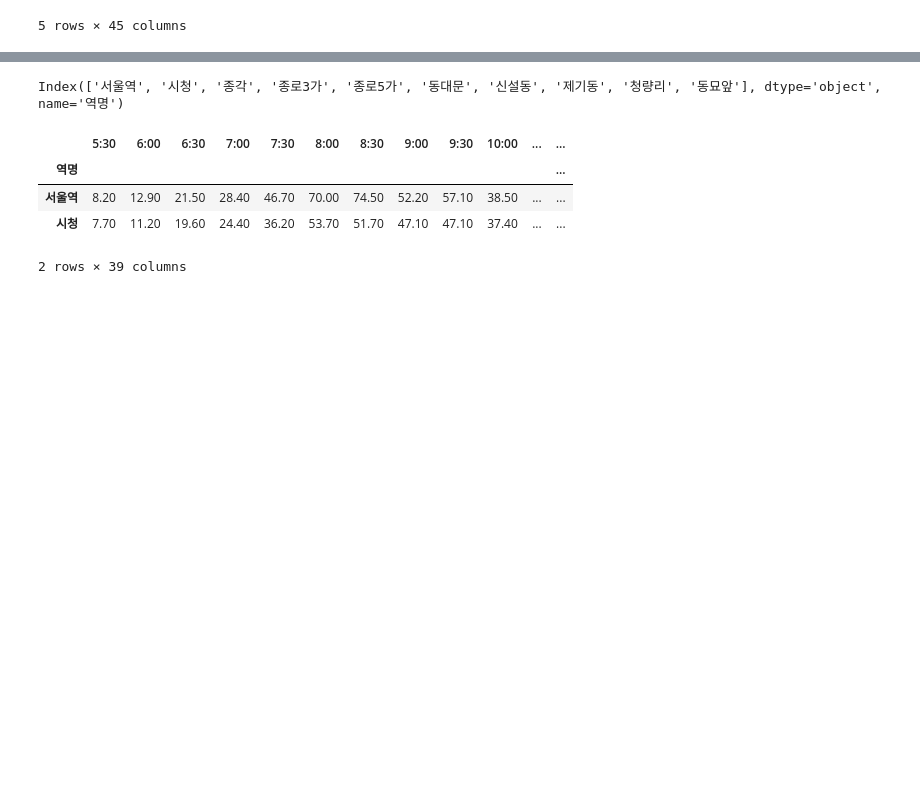
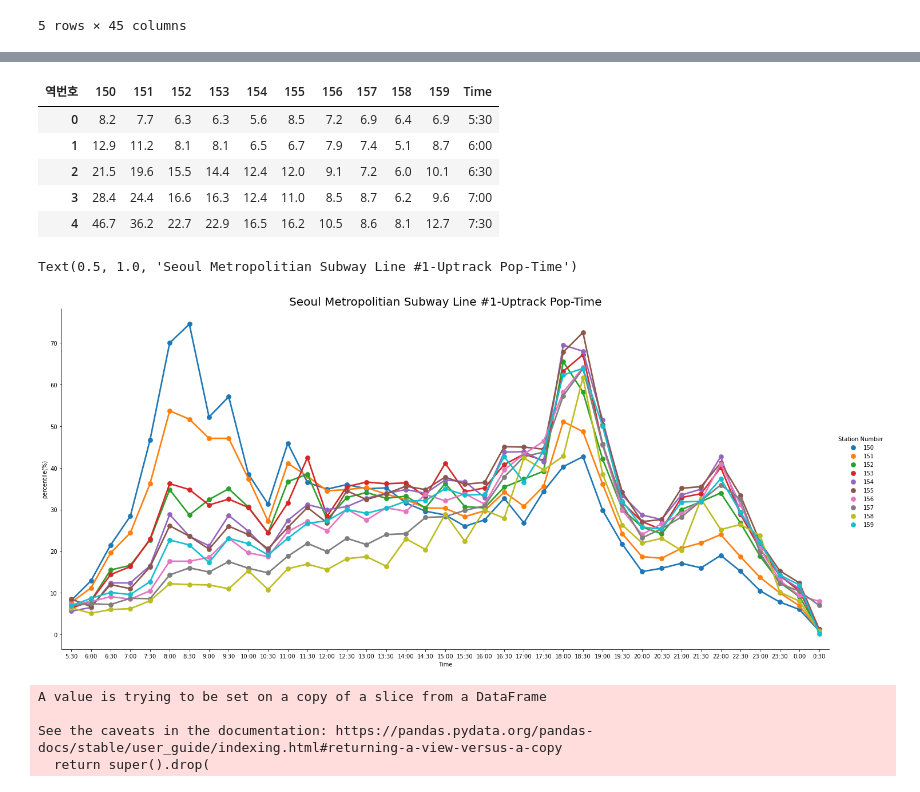
Before and after one commit to simhc0714/AI_basic_course, a Jupyter notebook: Part 02 python library/201007_분석실습.ipynb, the cells around one changed output, grey strips where cells are left out. Saved outputs shown, nothing was run; the diff lists cells and outputs as text; code cells hidden in the pictures; blank space fills up the shorter version.

```diff
--- a/Part 02 python library/201007_분석실습.ipynb
+++ b/Part 02 python library/201007_분석실습.ipynb
@@ -159,0 +82,9 @@ df_uptrack_plot.head()
+# %%
+time = list(df_uptrack_pre)
+
+df_uptrack_trans = df_uptrack_pre.transpose(copy=True)
+df_uptrack2 = df_uptrack_trans.astype('float')
+df_uptrack_assign = df_uptrack2.assign(Time=time)
+
+df_uptrack_assign.reset_index(drop=True, inplace=True)
+df_uptrack_assign.head()
@@ -159,0 +98,3 @@ df_uptrack_plot.head()
+# %%
+df_uptrack_plot = df_uptrack_assign.astype({'Time':'string'})
+print(df_uptrack_plot.dtypes)
@@ -197,12 +121,9 @@ cols = list(df_uptrack)
 # %%
-df_uptrack_plot.index
+df_uptrack_plot.head()
 # %% [output]
-Index(['서울역', '시청', '종각', '종로3가', '종로5가', '동대문', '신설동', '제기동', '청량리', '동묘앞'], dtype='object', name='역명')
+| 역번호 | 150 | 151 | 152 | 153 | 154 | 155 | 156 | 157 | 158 | 159 | Time |
+| 0 | 8.2 | 7.7 | 6.3 | 6.3 | 5.6 | 8.5 | 7.2 | 6.9 | 6.4 | 6.9 | 5:30 |
+| 1 | 12.9 | 11.2 | 8.1 | 8.1 | 6.5 | 6.7 | 7.9 | 7.4 | 5.1 | 8.7 | 6:00 |
+| 2 | 21.5 | 19.6 | 15.5 | 14.4 | 12.4 | 12.0 | 9.1 | 7.2 | 6.0 | 10.1 | 6:30 |
+| 3 | 28.4 | 24.4 | 16.6 | 16.3 | 12.4 | 11.0 | 8.5 | 8.7 | 6.2 | 9.6 | 7:00 |
+| 4 | 46.7 | 36.2 | 22.7 | 22.9 | 16.5 | 16.2 | 10.5 | 8.6 | 8.1 | 12.7 | 7:30 |
-# %%
-df_uptrack_plot.iloc[0:2]
-# %% [output]
-|  | 5:30 | 6:00 | 6:30 | 7:00 | 7:30 | 8:00 | 8:30 | 9:00 | 9:30 | 10:00 | ... | ... |
-| 역명 |  |  |  |  |  |  |  |  |  |  |  | ... |
-| 서울역 | 8.20 | 12.90 | 21.50 | 28.40 | 46.70 | 70.00 | 74.50 | 52.20 | 57.10 | 38.50 | ... | ... |
-| 시청 | 7.70 | 11.20 | 19.60 | 24.40 | 36.20 | 53.70 | 51.70 | 47.10 | 47.10 | 37.40 | ... | ... |
-2 rows × 39 columns
@@ -208,0 +132,9 @@ df_uptrack_plot.iloc[0:2]
+# %%
+df_plot = df_uptrack_plot.melt('Time', var_name='Station Number', value_name='percentile(%)')
+sns_plot = sns.catplot(x="Time", y="percentile(%)", hue='Station Number', data=df_plot, kind='point', height=9.0, aspect=19.5/9.0)
+plt.title('Seoul Metropolitian Subway Line #1-Uptrack Pop-Time', fontsize=20)
+# sns_plot.set_axis_labels("","Unit: %")
+# g.set_titles("Seoul Metropolitian Subway Line #1-Uptrack Popular Time")
+# %% [output]
+Text(0.5, 1.0, 'Seoul Metropolitian Subway Line #1-Uptrack Pop-Time')
+[figure, added]
@@ -208,0 +143,15 @@ df_uptrack_plot.iloc[0:2]
+# %%
+'''
+# 상-하선 구분 및 열 제거
+is_uptrack = df_subset['구분']=="상선"
+df_uptrack = df_subset[is_uptrack]
+df_uptrack.drop(['조사일자','호선','구분','구분.1'], axis=1, inplace=True)
+
+is_downtrack = df_subset['구분']=="하선"
+df_downtrack = df_subset[is_downtrack]
+df_downtrack.drop(['조사일자','호선','구분','구분.1'], axis=1, inplace=True)
+# %% [output]
+A value is trying to be set on a copy of a slice from a DataFrame
+
+See the caveats in the documentation: https://pandas.pydata.org/pandas-docs/stable/user_guide/indexing.html#returning-a-view-versus-a-copy
+  return super().drop(
```
Also changed, not shown: parts of 27 cells of this notebook, 1 other file.
